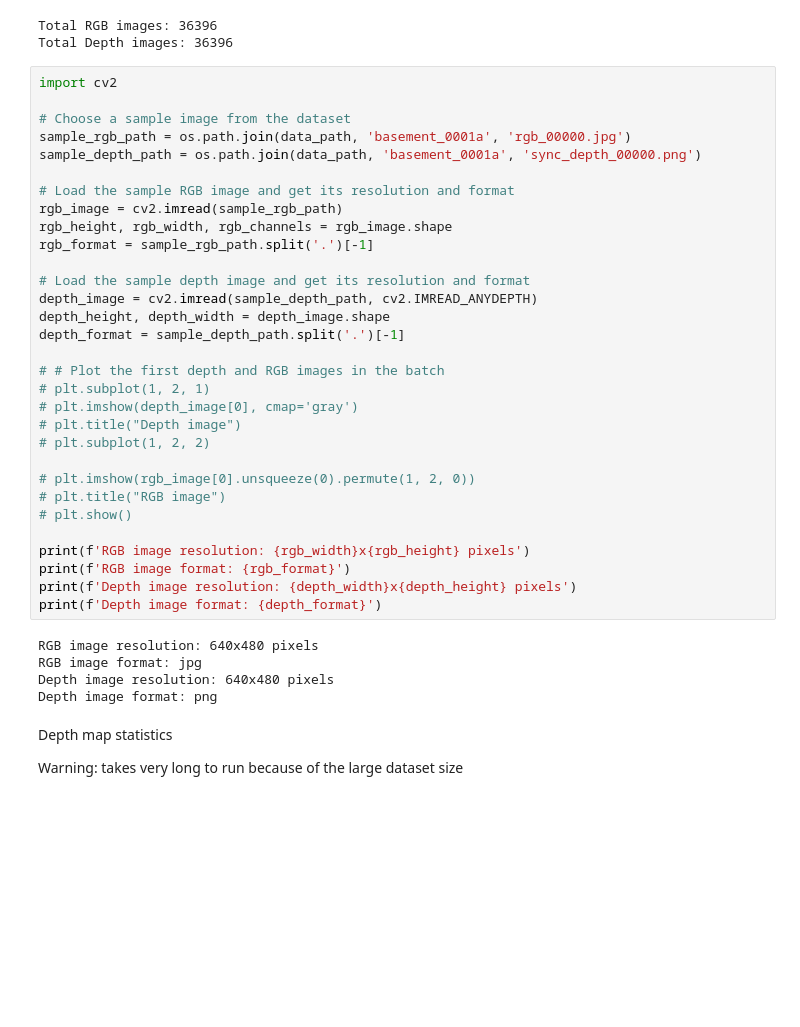
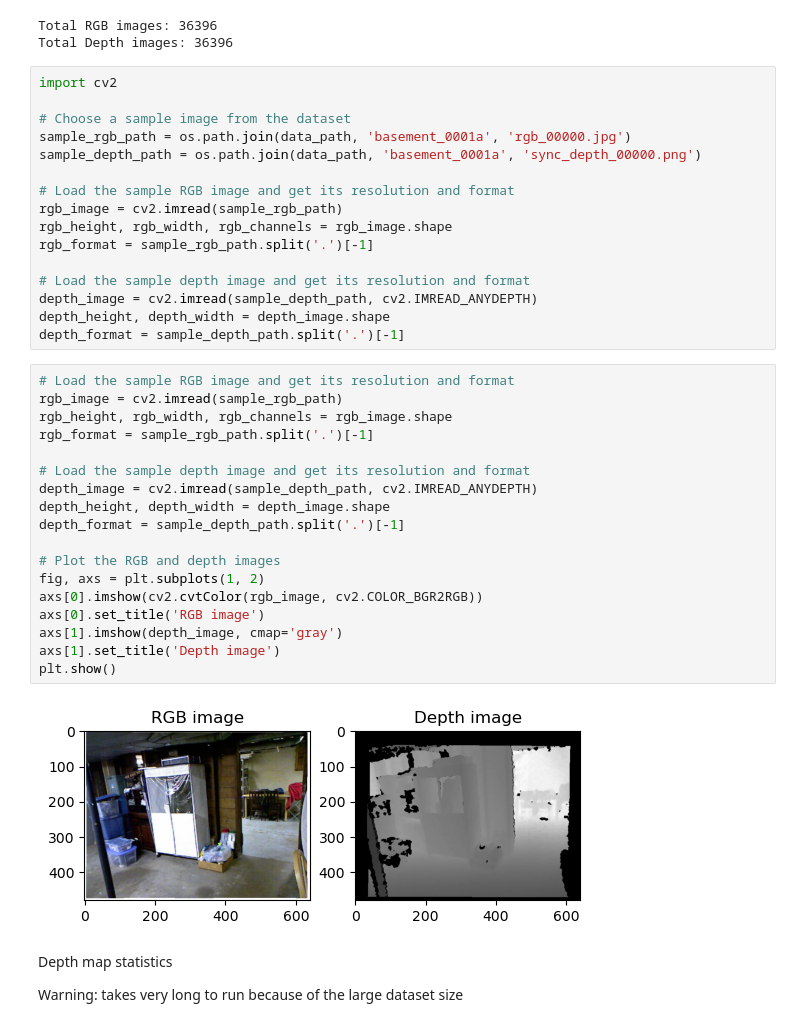
Before and after one commit to Gaurang-1402/Robot-Vision-final-project, a Jupyter notebook: monocular-depth-estimation.ipynb, the cells around one changed output. Cells and saved outputs as stored; diff of their text form; blank space fills up the shorter version.

```diff
--- a/monocular-depth-estimation.ipynb
+++ b/monocular-depth-estimation.ipynb
@@ -100,26 +100,26 @@ rgb_format = sample_rgb_path.split('.')[-1]
 depth_image = cv2.imread(sample_depth_path, cv2.IMREAD_ANYDEPTH)
 depth_height, depth_width = depth_image.shape
 depth_format = sample_depth_path.split('.')[-1]
-
-# # Plot the first depth and RGB images in the batch
-# plt.subplot(1, 2, 1)
-# plt.imshow(depth_image[0], cmap='gray')
-# plt.title("Depth image")
-# plt.subplot(1, 2, 2)
-
-# plt.imshow(rgb_image[0].unsqueeze(0).permute(1, 2, 0))
-# plt.title("RGB image")
-# plt.show()
-
-print(f'RGB image resolution: {rgb_width}x{rgb_height} pixels')
-print(f'RGB image format: {rgb_format}')
-print(f'Depth image resolution: {depth_width}x{depth_height} pixels')
-print(f'Depth image format: {depth_format}')
-# %% [output]
-RGB image resolution: 640x480 pixels
-RGB image format: jpg
-Depth image resolution: 640x480 pixels
-Depth image format: png
+# %%
+# Load the sample RGB image and get its resolution and format
+rgb_image = cv2.imread(sample_rgb_path)
+rgb_height, rgb_width, rgb_channels = rgb_image.shape
+rgb_format = sample_rgb_path.split('.')[-1]
+
+# Load the sample depth image and get its resolution and format
+depth_image = cv2.imread(sample_depth_path, cv2.IMREAD_ANYDEPTH)
+depth_height, depth_width = depth_image.shape
+depth_format = sample_depth_path.split('.')[-1]
+
+# Plot the RGB and depth images
+fig, axs = plt.subplots(1, 2)
+axs[0].imshow(cv2.cvtColor(rgb_image, cv2.COLOR_BGR2RGB))
+axs[0].set_title('RGB image')
+axs[1].imshow(depth_image, cmap='gray')
+axs[1].set_title('Depth image')
+plt.show()
+# %% [output]
+[figure, added]
 # %% [markdown]
 Depth map statistics
 
```
Also changed, not shown: parts of 9 cells of this notebook.
